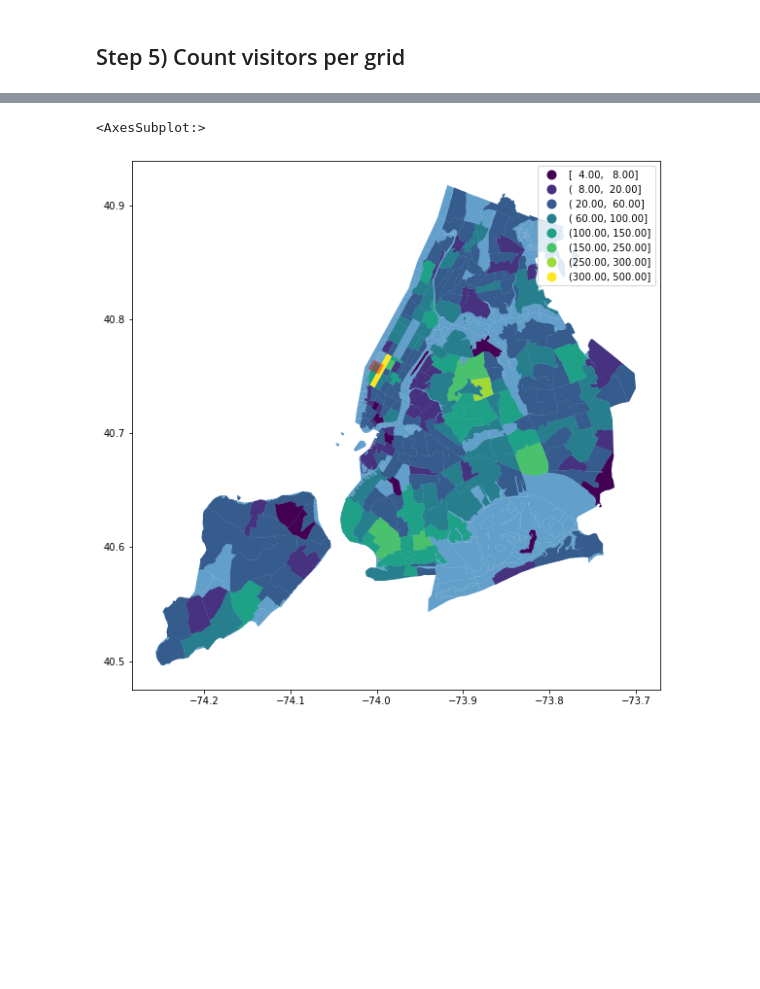
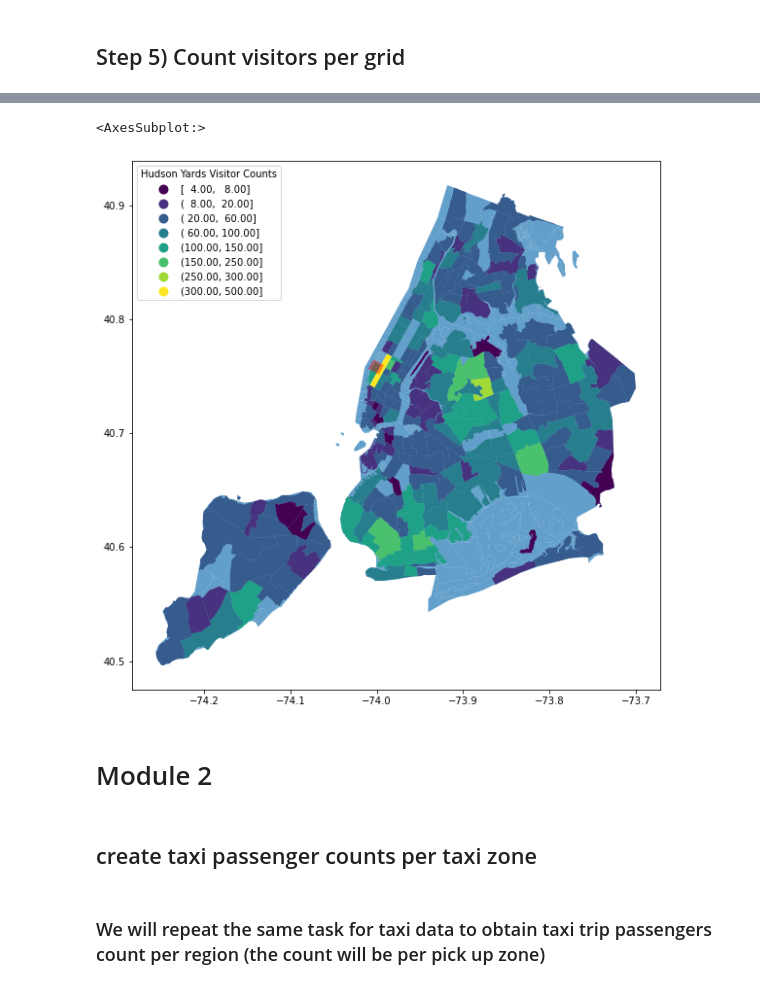
Before and after one commit to sev-90/art_of_engineering_course, a Jupyter notebook: main.ipynb, the cells around one changed output, grey strips where cells are left out. Cells and saved outputs as stored; diff of their text form; code cells hidden in the pictures; blank space fills up the shorter version.

Commit message:
second module is added

```diff
--- a/main.ipynb
+++ b/main.ipynb
@@ -32,6 +27,6 @@ geo_data.head(5)
 # %%
 cbg_grids_name = "cb_2021_36_bg_500k.shp"
-nyc_geoids, cbgs_nyc = read_grids(cbg_grids_name, grid_name = 'Cencus Blocks')
+nyc_geoids, cbgs_nyc = read_grids(cbg_grids_name, grid_name = 'Census Blocks')
 cbgs_nyc.head(3)
 # %% [output]
 we have 6758 unique cbg zones in New York City in all 5 boroughs
@@ -106,7 +101,7 @@ There are visitors from 1835 unique cbgs zone
 | 2 | 360610111001 | 103 |
 | 3 | 360810263001 | 21 |
 # %%
-merged = pd.merge(cbgs_nyc, visits, left_on = 'GEOID', right_on = 'geoid', how = 'right' )[['taxi_object_id','cnt','geometry','geoid','GEOID']]
+merged = pd.merge(cbgs_nyc, visits, left_on = 'GEOID', right_on = 'geoid', how = 'right' )[['taxi_object_id','visitor_cnt','geometry','geoid','GEOID']]
 merged = merged[~merged['taxi_object_id'].isna()]
 merged.head(2)
 # %% [output]
@@ -114,7 +109,7 @@ merged.head(2)
 | 0 | 68.0 | 166 | POLYGON ((-73.99963 40.75392, -73... | 360610103001 | 360610103001 |
 | 1 | 48.0 | 111 | POLYGON ((-73.99356 40.75714, -73... | 360610115001 | 360610115001 |
 # %%
-d = pd.DataFrame(merged.groupby('taxi_object_id').sum()['cnt']).reset_index(drop=False)
-d = pd.merge(taxi_zones, d, left_on='objectid', right_on='taxi_object_id', how='right' )
-d.head(3)
+visitor_counts = pd.DataFrame(merged.groupby('taxi_object_id').sum()['visitor_cnt']).reset_index(drop=False)
+visitor_counts = pd.merge(taxi_zones, visitor_counts, left_on='objectid', right_on='taxi_object_id', how='right' )
+visitor_counts.head(3)
 # %% [output]
@@ -125,15 +120,22 @@ d.head(3)
 # %%
 # %matplotlib qt
 %matplotlib inline
 fig, ax = plt.subplots(figsize=(10,10))
 cbgs_nyc.plot(ax=ax, alpha=0.7) #, column='objectid'
 
-tmp = d[~d['geometry'].isna()] #viridis, RdBu
+tmp = visitor_counts[~visitor_counts['geometry'].isna()] #viridis, RdBu
 # bins = mapclassify.Quantiles(tmp['cnt'], k=5).bins
-tmp.plot(column = 'cnt', ax = ax, legend=True, cmap='viridis',
+tmp.plot(column = 'visitor_cnt', ax = ax, legend=True, cmap='viridis',legend_kwds={'loc': 'upper left'},
         scheme ='User_Defined', #quantiles
         classification_kwds =dict(bins=[ 8,20, 60, 100, 150, 250,300, 500])) #[4, 8, 50, 100, 200, merged['cnt'].max()]
+ax.get_legend().set_title("Hudson Yards Visitor Counts")
 attraction_zone.plot(ax=ax, color='red', alpha = 0.4)
 # %% [output]
 <AxesSubplot:>
-[figure, old version]
+[figure, new version]
+# %% [markdown]
+# Module 2
+# %% [markdown]
+## create taxi passenger counts per taxi zone
+# %% [markdown]
+### We will repeat the same task for taxi data to obtain taxi trip passengers count per region (the count will be per pick up zone)
```
Also changed, not shown: parts of 22 cells of this notebook, 5 other files.
